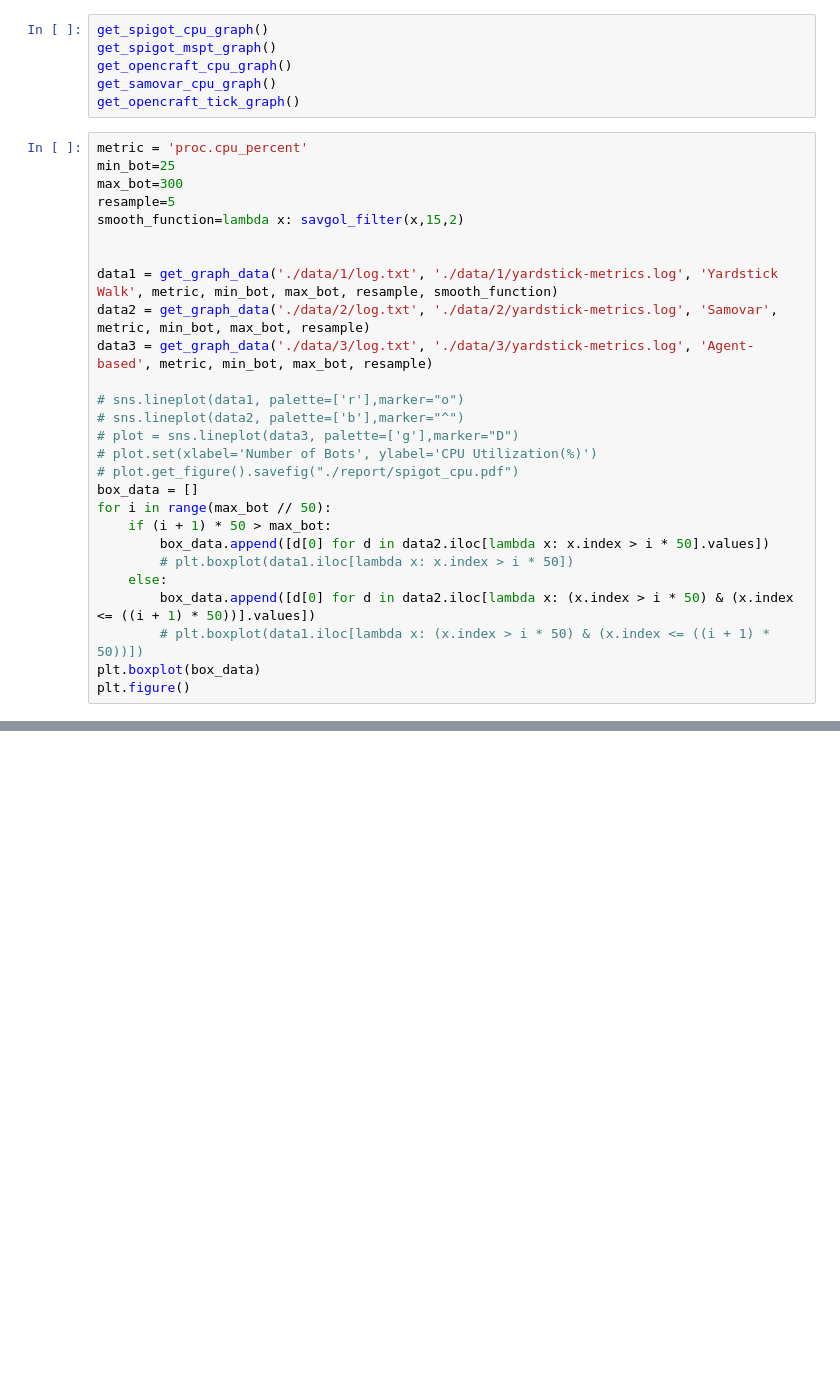
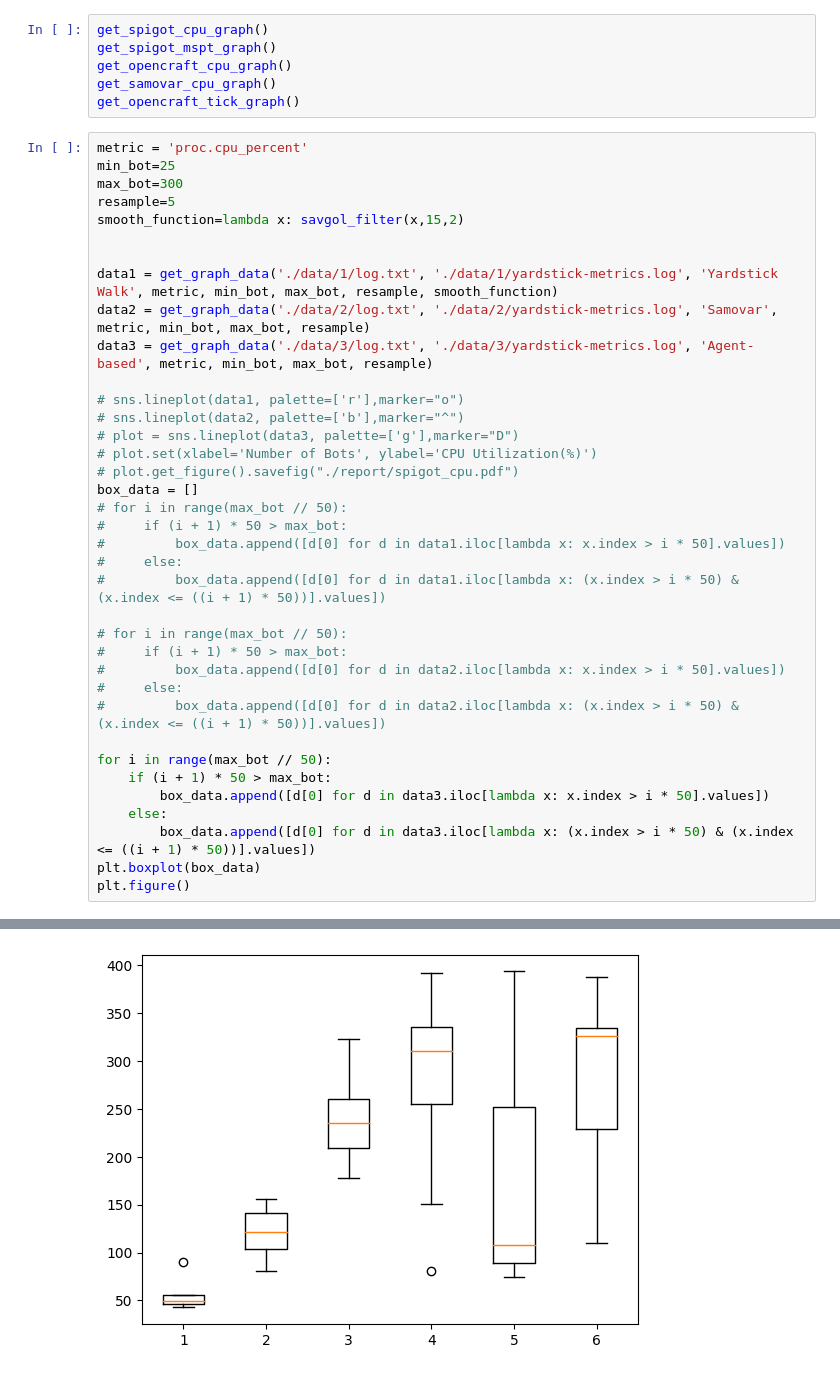
Before and after one commit to ShaojieH/yardstick-runner, a Jupyter notebook: report_graph.ipynb, the cells around one changed output, grey strips where cells are left out. Saved outputs shown, nothing was run; the diff lists cells and outputs as text; blank space fills up the shorter version.

```diff
--- a/report_graph.ipynb
+++ b/report_graph.ipynb
@@ -164,12 +188,23 @@ data3 = get_graph_data('./data/3/log.txt', './data/3/yardstick-metrics.log', 'Ag
 # plot.set(xlabel='Number of Bots', ylabel='CPU Utilization(%)')
 # plot.get_figure().savefig("./report/spigot_cpu.pdf")
 box_data = []
+# for i in range(max_bot // 50):
+#     if (i + 1) * 50 > max_bot:
+#         box_data.append([d[0] for d in data1.iloc[lambda x: x.index > i * 50].values])
+#     else:
+#         box_data.append([d[0] for d in data1.iloc[lambda x: (x.index > i * 50) & (x.index <= ((i + 1) * 50))].values])
+
+# for i in range(max_bot // 50):
+#     if (i + 1) * 50 > max_bot:
+#         box_data.append([d[0] for d in data2.iloc[lambda x: x.index > i * 50].values])
+#     else:
+#         box_data.append([d[0] for d in data2.iloc[lambda x: (x.index > i * 50) & (x.index <= ((i + 1) * 50))].values])
+
 for i in range(max_bot // 50):
     if (i + 1) * 50 > max_bot:
-        box_data.append([d[0] for d in data2.iloc[lambda x: x.index > i * 50].values])
-        # plt.boxplot(data1.iloc[lambda x: x.index > i * 50])
+        box_data.append([d[0] for d in data3.iloc[lambda x: x.index > i * 50].values])
     else:
-        box_data.append([d[0] for d in data2.iloc[lambda x: (x.index > i * 50) & (x.index <= ((i + 1) * 50))].values])
-        # plt.boxplot(data1.iloc[lambda x: (x.index > i * 50) & (x.index <= ((i + 1) * 50))])
+        box_data.append([d[0] for d in data3.iloc[lambda x: (x.index > i * 50) & (x.index <= ((i + 1) * 50))].values])
 plt.boxplot(box_data)
 plt.figure()
+# %% [output]
@@ -175,0 +212 @@ plt.figure()
+[figure, added]
```
Also changed, not shown: parts of 3 cells of this notebook.
